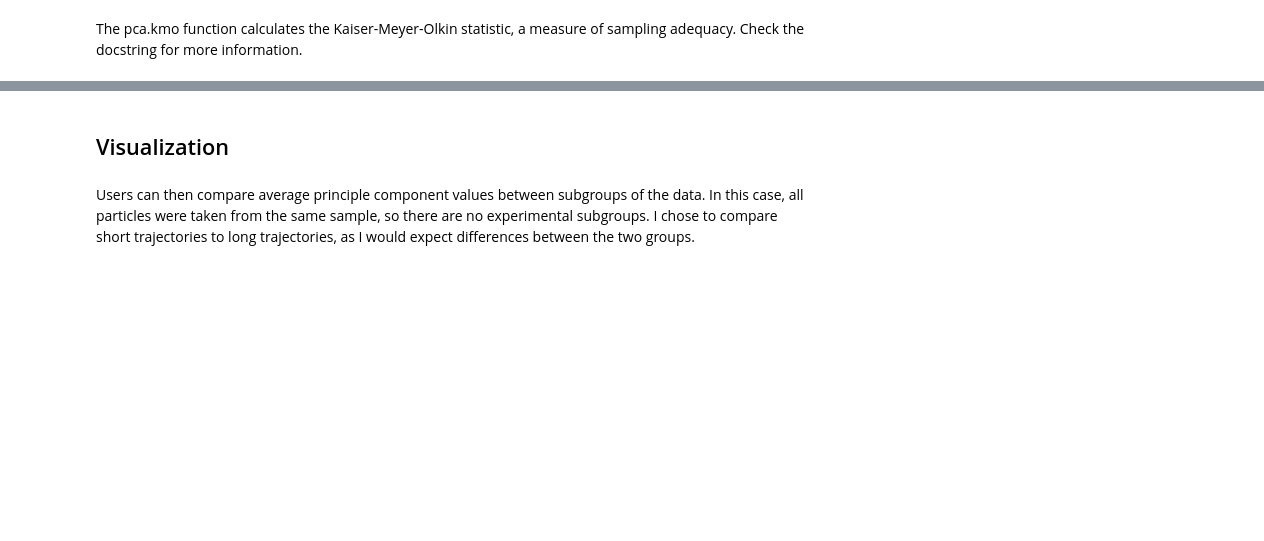
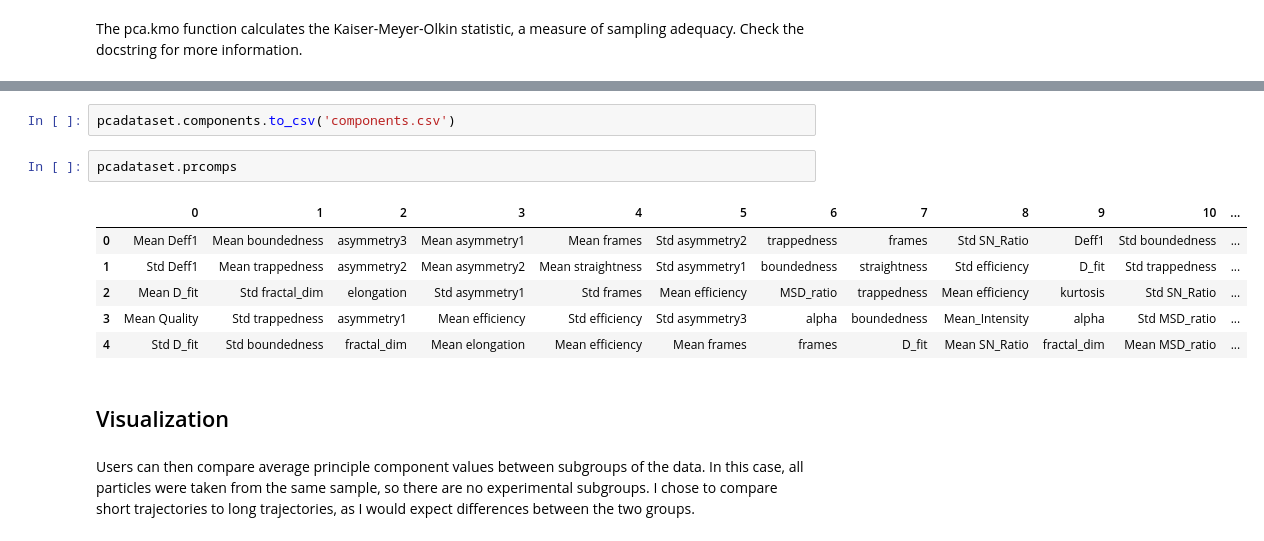
Before and after one commit to Nance-Lab/diff_classifier, a Jupyter notebook: notebooks/development/09_25_18_MW_PCA_Dorsa-2mM_NN.ipynb, the cells around one changed output, grey strips where cells are left out. Cells and saved outputs as stored; diff of their text form; blank space fills up the shorter version.

```diff
--- a/notebooks/development/09_25_18_MW_PCA_Dorsa-2mM_NN.ipynb
+++ b/notebooks/development/09_25_18_MW_PCA_Dorsa-2mM_NN.ipynb
@@ -137,3 +129,14 @@ kmostat = pca.kmo(pcadataset.scaled)
+# %%
+pcadataset.components.to_csv('components.csv')
+# %%
+pcadataset.prcomps
+# %% [output]
+|  | 0 | 1 | 2 | 3 | 4 | 5 | 6 | 7 | 8 | 9 | 10 | ... |
+| 0 | Mean Deff1 | Mean boundedness | asymmetry3 | Mean asymmetry1 | Mean frames | Std asymmetry2 | trappedness | frames | Std SN_Ratio | Deff1 | Std boundedness | ... |
+| 1 | Std Deff1 | Mean trappedness | asymmetry2 | Mean asymmetry2 | Mean straightness | Std asymmetry1 | boundedness | straightness | Std efficiency | D_fit | Std trappedness | ... |
+| 2 | Mean D_fit | Std fractal_dim | elongation | Std asymmetry1 | Std frames | Mean efficiency | MSD_ratio | trappedness | Mean efficiency | kurtosis | Std SN_Ratio | ... |
+| 3 | Mean Quality | Std trappedness | asymmetry1 | Mean efficiency | Std efficiency | Std asymmetry3 | alpha | boundedness | Mean_Intensity | alpha | Std MSD_ratio | ... |
+| 4 | Std D_fit | Std boundedness | fractal_dim | Mean elongation | Mean efficiency | Mean frames | frames | D_fit | Mean SN_Ratio | fractal_dim | Mean MSD_ratio | ... |
 # %% [markdown]
 ## Visualization
 # %% [markdown]
```
Also changed, not shown: parts of 12 cells of this notebook, 24 other files.
